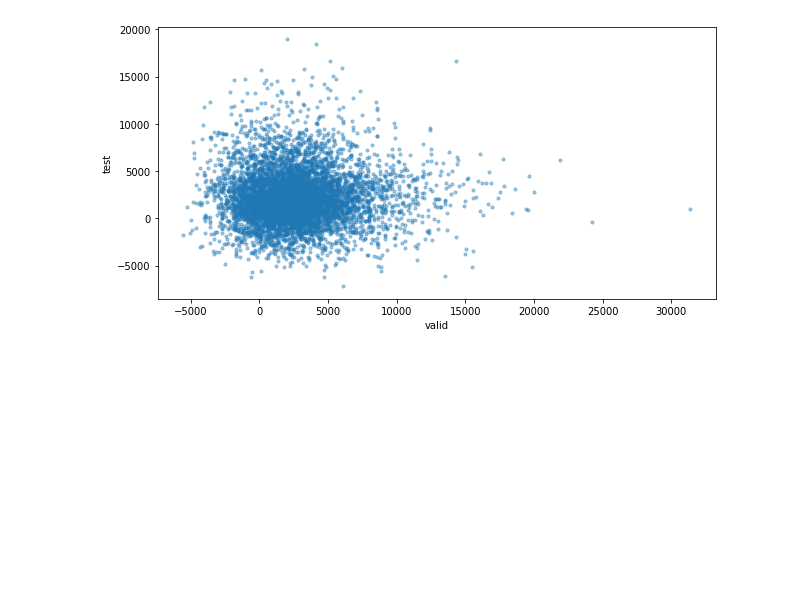
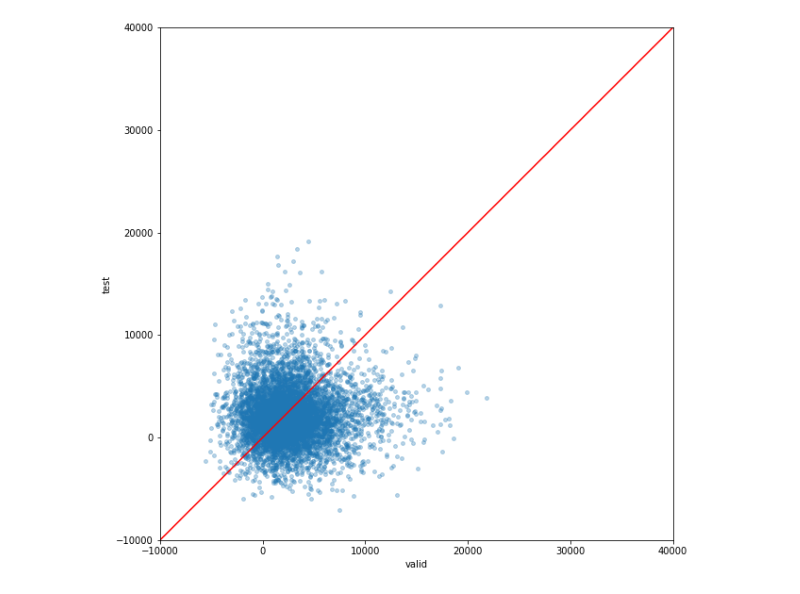
Before and after one commit to wywongbd/pairstrade-fyp-2019, a Jupyter notebook: model/trading_model.ipynb, the cells around one changed output. Cells and saved outputs as stored; diff of their text form; code cells hidden in the pictures; blank space fills up the shorter version.

```diff
--- a/model/trading_model.ipynb
+++ b/model/trading_model.ipynb
@@ -932,12 +859,16 @@ plt.gcf().set_size_inches(10, 5)
 # %%
 valid_total_r_ordered_by_name = sorted(list(valid_total_r_dict.items()), key=lambda x: x[0])
 test_total_r_ordered_by_name = sorted(list(test_total_r_dict.items()), key=lambda x: x[0])
 valid_total_r_ordered_val = [x[1] for x in valid_total_r_ordered_by_name]
 test_total_r_ordered_val = [x[1] for x in test_total_r_ordered_by_name]
 
-plt.scatter(valid_total_r_ordered_val, test_total_r_ordered_val, s=10, alpha=0.4, label='train')
+plt.scatter(valid_total_r_ordered_val, test_total_r_ordered_val, s=15, alpha=0.3, label='train')
 plt.xlabel('valid')
 plt.ylabel('test')
-plt.gcf().set_size_inches(10, 5)
+plt.xlim(-10000, 40000)
+plt.ylim(-10000, 40000)
+plt.plot(np.linspace(-10000, 40000, 30), np.linspace(-10000, 40000, 30), color='r')
+plt.gca().set_aspect('equal', adjustable='box')
+plt.gcf().set_size_inches(10, 10)
 # %% [output]
-[figure, old version]
+[figure, new version]
```
Also changed, not shown: parts of 15 cells of this notebook, 2 other files.
